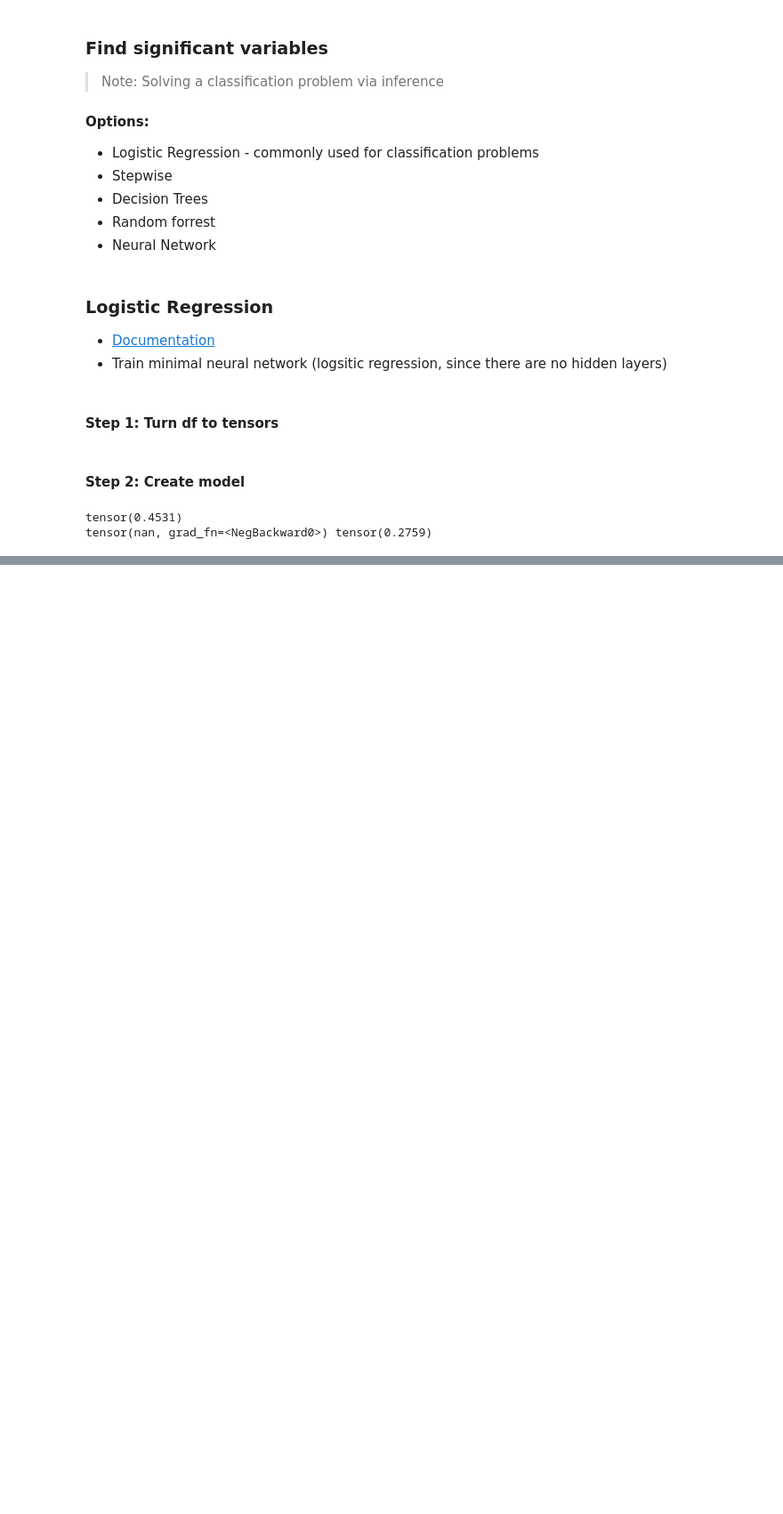
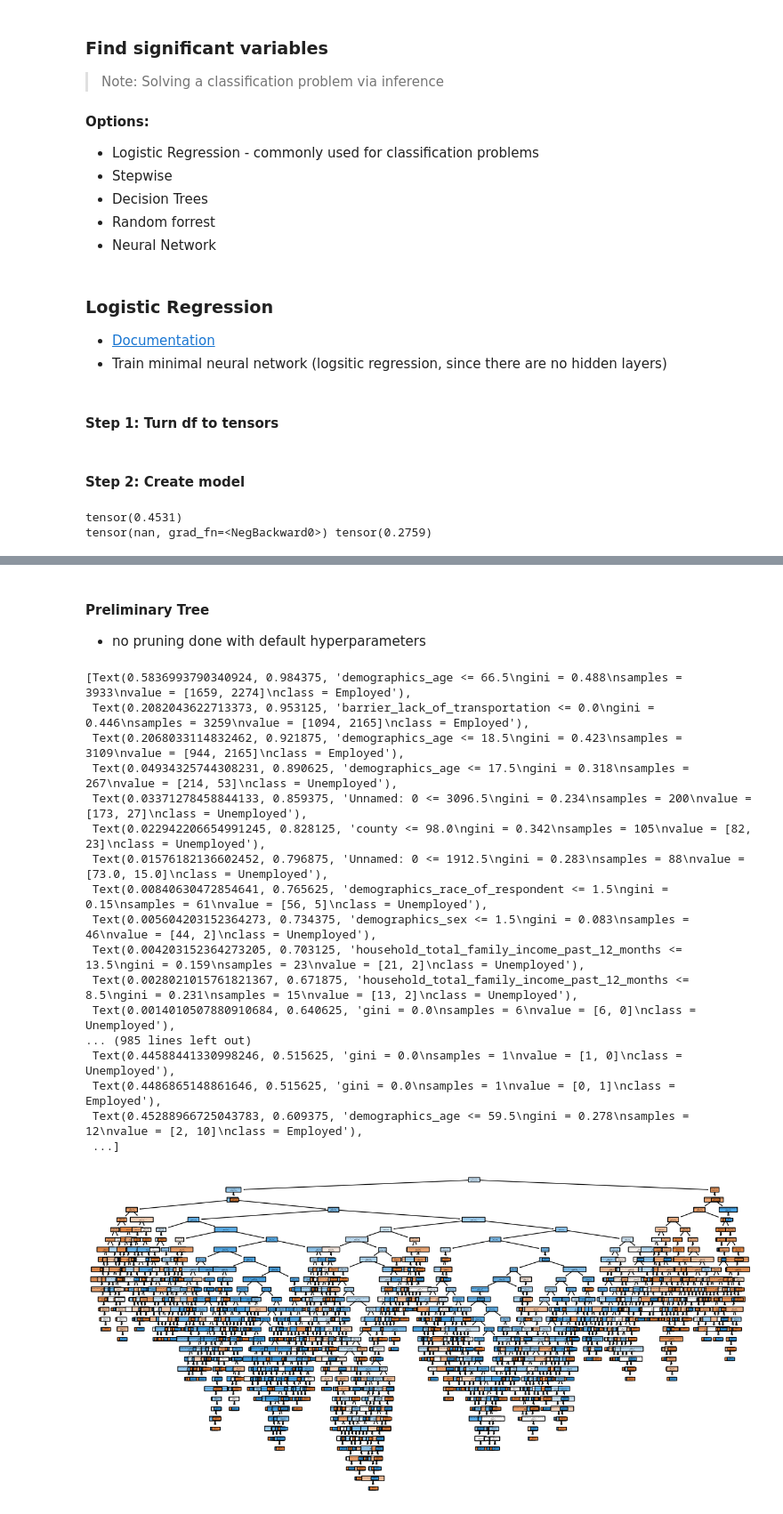
Before and after one commit to 04AJ/vocational-rehab, a Jupyter notebook: notebook.ipynb, the cells around one changed output, grey strips where cells are left out. Shown: that part at 89% size. Drawn from its saved outputs; the diff is of its cells as text; code cells hidden in the pictures; blank space fills up the shorter version.

Commit message:
added simply decision tree model

```diff
--- a/notebook.ipynb
+++ b/notebook.ipynb
@@ -206,0 +216,48 @@ tensor(nan, grad_fn=<NegBackward0>) tensor(0.2759)
+# %% [markdown]
+#### Preliminary Tree
+* no pruning done with default hyperparameters
+# %%
+from sklearn.tree import DecisionTreeClassifier
+from sklearn.model_selection import train_test_split
+from sklearn.tree import plot_tree
+from sklearn.model_selection import cross_val_score
+from sklearn import metrics
+import matplotlib.pyplot as plt
+
+X_train, X_test, y_train, y_test = train_test_split(
+    x_var,
+    y_var,
+    test_size=0.2,
+    random_state=42
+)
+
+clf = DecisionTreeClassifier()
+clf = clf.fit(X_train, y_train)
+
+# Plot the tree
+plt.figure(figsize=(15, 7.5))
+plot_tree(clf,
+          filled=True,
+          rounded=True,
+          class_names=["Unemployed", "Employed"],
+          feature_names=x_var.columns,
+        )
+# %% [output]
+[Text(0.5836993790340924, 0.984375, 'demographics_age <= 66.5\ngini = 0.488\nsamples = 3933\nvalue = [1659, 2274]\nclass = Employed'),
+ Text(0.2082043622713373, 0.953125, 'barrier_lack_of_transportation <= 0.0\ngini = 0.446\nsamples = 3259\nvalue = [1094, 2165]\nclass = Employed'),
+ Text(0.2068033114832462, 0.921875, 'demographics_age <= 18.5\ngini = 0.423\nsamples = 3109\nvalue = [944, 2165]\nclass = Employed'),
+ Text(0.04934325744308231, 0.890625, 'demographics_age <= 17.5\ngini = 0.318\nsamples = 267\nvalue = [214, 53]\nclass = Unemployed'),
+ Text(0.03371278458844133, 0.859375, 'Unnamed: 0 <= 3096.5\ngini = 0.234\nsamples = 200\nvalue = [173, 27]\nclass = Unemployed'),
+ Text(0.022942206654991245, 0.828125, 'county <= 98.0\ngini = 0.342\nsamples = 105\nvalue = [82, 23]\nclass = Unemployed'),
+ Text(0.01576182136602452, 0.796875, 'Unnamed: 0 <= 1912.5\ngini = 0.283\nsamples = 88\nvalue = [73.0, 15.0]\nclass = Unemployed'),
+ Text(0.00840630472854641, 0.765625, 'demographics_race_of_respondent <= 1.5\ngini = 0.15\nsamples = 61\nvalue = [56, 5]\nclass = Unemployed'),
+ Text(0.005604203152364273, 0.734375, 'demographics_sex <= 1.5\ngini = 0.083\nsamples = 46\nvalue = [44, 2]\nclass = Unemployed'),
+ Text(0.004203152364273205, 0.703125, 'household_total_family_income_past_12_months <= 13.5\ngini = 0.159\nsamples = 23\nvalue = [21, 2]\nclass = Unemployed'),
+ Text(0.0028021015761821367, 0.671875, 'household_total_family_income_past_12_months <= 8.5\ngini = 0.231\nsamples = 15\nvalue = [13, 2]\nclass = Unemployed'),
+ Text(0.0014010507880910684, 0.640625, 'gini = 0.0\nsamples = 6\nvalue = [6, 0]\nclass = Unemployed'),
+... (985 lines left out)
+ Text(0.44588441330998246, 0.515625, 'gini = 0.0\nsamples = 1\nvalue = [1, 0]\nclass = Unemployed'),
+ Text(0.4486865148861646, 0.515625, 'gini = 0.0\nsamples = 1\nvalue = [0, 1]\nclass = Employed'),
+ Text(0.45288966725043783, 0.609375, 'demographics_age <= 59.5\ngini = 0.278\nsamples = 12\nvalue = [2, 10]\nclass = Employed'),
+ ...]
+[figure, added]
```
Also changed, not shown: parts of 4 cells of this notebook, 3 other files.
